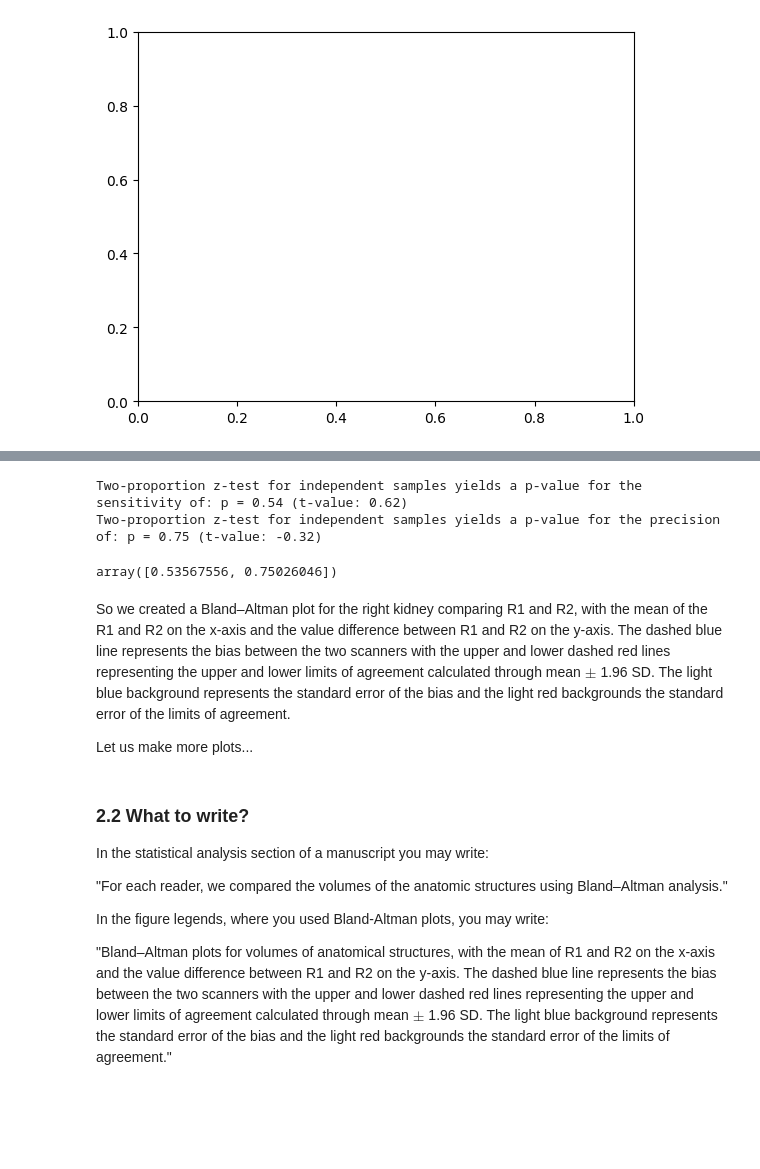
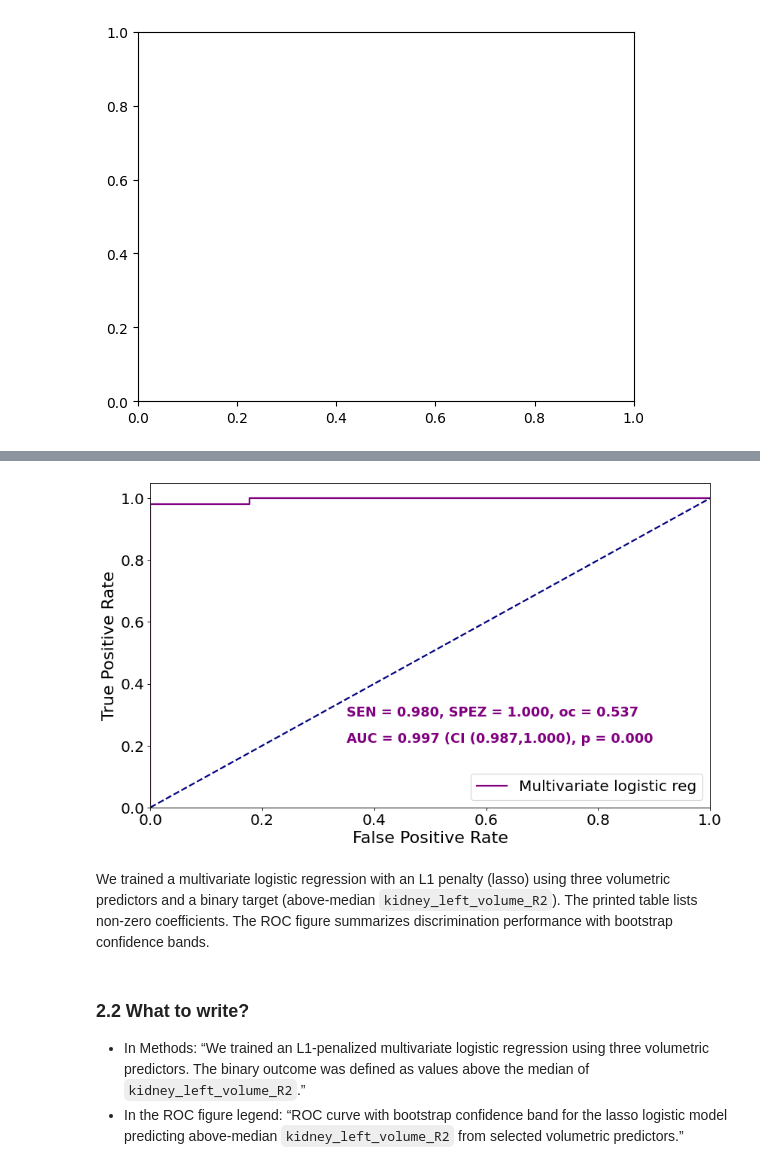
Before and after one commit to segemart/statsmed, a Jupyter notebook: examples/example9/multivariate_linear_lasso.ipynb, the cells around one changed output, grey strips where cells are left out. Drawn from its saved outputs; the diff is of its cells as text; code cells hidden in the pictures; blank space fills up the shorter version.

```diff
--- a/examples/example9/multivariate_linear_lasso.ipynb
+++ b/examples/example9/multivariate_linear_lasso.ipynb
@@ -16,13 +13,21 @@ So let us compare the volumes from R1 with R2 of the right kidney.
 # %%
-import pandas
+import pandas as pd
 import numpy as np
 from statsmed import statsmed
 import matplotlib.pyplot as plt
-data = pandas.read_csv('ex5.csv',delimiter=',',on_bad_lines='skip')
 
-new_data = data[['kidney_right_volume_R1','kidney_right_volume_R2','kidney_left_volume_R1','kidney_left_volume_R2']][(data['kidney_right_volume_R1'] > 10) & (data['kidney_right_volume_R2'] > 10) & (data['kidney_left_volume_R1'] > 10) & (data['kidney_left_volume_R2'] > 10)]/1000
-# new_data = new_data[:50] #only look at the first 50 volumes (just for example so that the confidence intervals get larger)
-dd = [new_data['kidney_right_volume_R1'], new_data['kidney_right_volume_R2'],new_data['kidney_left_volume_R1']]
+data = pd.read_csv('ex9.csv', delimiter=',', on_bad_lines='skip')
+
+new_data = data[['kidney_right_volume_R1','kidney_right_volume_R2','kidney_left_volume_R1','kidney_left_volume_R2']][
+    (data['kidney_right_volume_R1'] > 10) &
+    (data['kidney_right_volume_R2'] > 10) &
+    (data['kidney_left_volume_R1'] > 10) &
+    (data['kidney_left_volume_R2'] > 10)
+]/1000
+
+# Features and binary target
+X_cols = ['kidney_right_volume_R1','kidney_right_volume_R2','kidney_left_volume_R1']
+dd = [new_data[c] for c in X_cols]
 tdd = (new_data['kidney_left_volume_R2'] > np.median(new_data['kidney_left_volume_R2'])).astype(int)
 # %% [output]
 [figure]
@@ -81,20 +41,14 @@ Jaccard Index: 0.6534
-# %%
-statsmed.compare_proportions_ind_sens_precision(res_per_lesion_ctmr[:, 0],res_per_lesion_ctmr[:, 1],res_per_lesion_ct[:, 0],res_per_lesion_ct[:, 1])
-# %% [output]
-Two-proportion z-test for independent samples yields a p-value for the sensitivity of: p = 0.54 (t-value: 0.62)
-Two-proportion z-test for independent samples yields a p-value for the precision of: p = 0.75 (t-value: -0.32)
-array([0.53567556, 0.75026046])
-# %% [markdown]
-So we created a Bland–Altman plot for the right kidney comparing R1 and R2, with the mean of the R1 and R2 on the x-axis and the value difference between R1 and R2 on the y-axis. The dashed blue line represents the bias between the two scanners with the upper and lower dashed red lines representing the upper and lower limits of agreement calculated through mean $\pm$ 1.96 SD. The light blue background represents the standard error of the bias and the light red backgrounds the standard error of the limits of agreement.
-
-Let us make more plots...
-# %% [markdown]
-### 2.2 What to write?
-
-In the statistical analysis section of a manuscript you may write:
-
-"For each reader, we compared the volumes of the anatomic structures using Bland–Altman analysis."
-
-In the figure legends, where you used Bland-Altman plots, you may write:
-
-"Bland–Altman plots for volumes of anatomical structures, with the mean of R1 and R2 on the x-axis and the value difference between R1 and R2 on the y-axis. The dashed blue line represents the bias between the two scanners with the upper and lower dashed red lines representing the upper and lower limits of agreement calculated through mean $\pm$ 1.96 SD. The light blue background represents the standard error of the bias and the light red backgrounds the standard error of the limits of agreement."
+# %%
+fig=plt.figure(figsize=(12, 7),dpi = 80)
+fig.subplots_adjust(hspace = .3)
+x1=fig.add_subplot(1,1,1)
+statsmed.ROC_fig(r_yte,r_proba,1,nsamples=1000,label2='Multivariate logistic reg',x=x1,title='')
+# %% [output]
+[figure, added]
+# %% [markdown]
+We trained a multivariate logistic regression with an L1 penalty (lasso) using three volumetric predictors and a binary target (above-median `kidney_left_volume_R2`). The printed table lists non-zero coefficients. The ROC figure summarizes discrimination performance with bootstrap confidence bands.
+# %% [markdown]
+### 2.2 What to write?
+
+- In Methods: “We trained an L1-penalized multivariate logistic regression using three volumetric predictors. The binary outcome was defined as values above the median of `kidney_left_volume_R2`.”
+- In the ROC figure legend: “ROC curve with bootstrap confidence band for the lasso logistic model predicting above-median `kidney_left_volume_R2` from selected volumetric predictors.”
```
Also changed, not shown: parts of 6 cells of this notebook, 9 other files.
